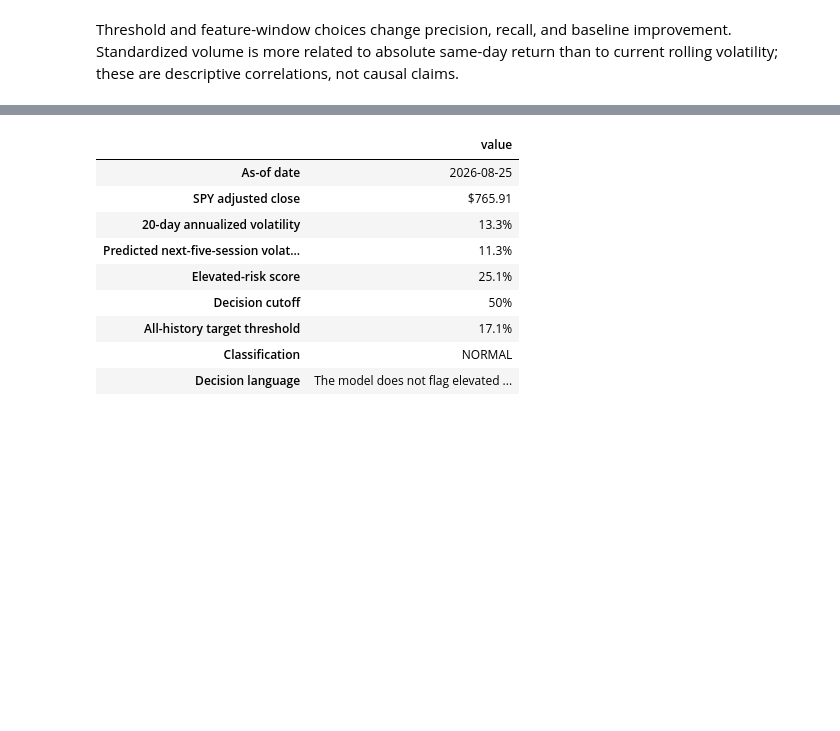
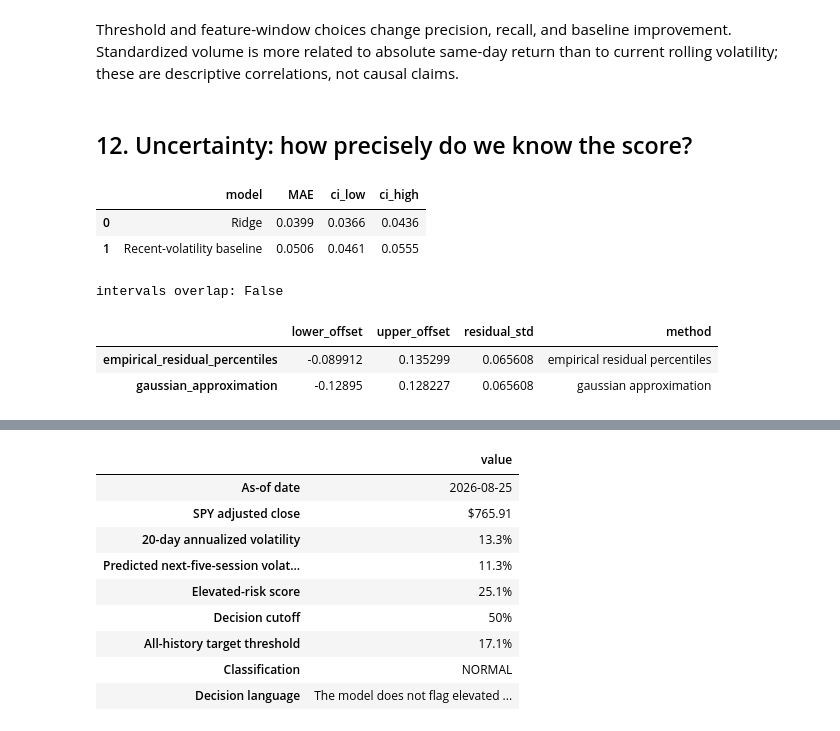
Before and after one commit to pdwi2020/bootcamp_paritosh_dwivedi, a Jupyter notebook: project/notebooks/project_pipeline.ipynb, the cells around one changed output, grey strips where cells are left out. Saved outputs shown, nothing was run; the diff lists cells and outputs as text; code cells hidden in the pictures; blank space fills up the shorter version.

```diff
--- a/project/notebooks/project_pipeline.ipynb
+++ b/project/notebooks/project_pipeline.ipynb
@@ -545,3 +545,44 @@ display(pd.Series(metrics["feature_relationships"], name="correlation").to_frame
 | volume_z_20_vs_next_five_day_vol | 0.182 |
 # %% [markdown]
 Threshold and feature-window choices change precision, recall, and baseline improvement. Standardized volume is more related to absolute same-day return than to current rolling volatility; these are descriptive correlations, not causal claims.
+# %% [markdown]
+## 12. Uncertainty: how precisely do we know the score?
+# %%
+uncertainty = metrics["uncertainty"]
+ridge_ci = uncertainty["ridge_mae_bootstrap_ci"]
+base_ci = uncertainty["baseline_mae_bootstrap_ci"]
+ci_table = pd.DataFrame(
+    [
+        {
+            "model": "Ridge",
+            "MAE": ridge_ci["point_estimate"],
+            "ci_low": ridge_ci["ci_low"],
+            "ci_high": ridge_ci["ci_high"],
+        },
+        {
+            "model": "Recent-volatility baseline",
+            "MAE": base_ci["point_estimate"],
+            "ci_low": base_ci["ci_low"],
+            "ci_high": base_ci["ci_high"],
+        },
+    ]
+)
+display(ci_table.round(4))
+print(
+    "intervals overlap:",
+    not (ridge_ci["ci_high"] < base_ci["ci_low"] or base_ci["ci_high"] < ridge_ci["ci_low"]),
+)
+# %% [output]
+|  | model | MAE | ci_low | ci_high |
+| 0 | Ridge | 0.0399 | 0.0366 | 0.0436 |
+| 1 | Recent-volatility baseline | 0.0506 | 0.0461 | 0.0555 |
+intervals overlap: False
+# %%
+scenarios = uncertainty["prediction_interval_scenarios"]
+display(
+    pd.DataFrame(scenarios).T[["lower_offset", "upper_offset", "residual_std", "method"]].round(4)
+)
+# %% [output]
+|  | lower_offset | upper_offset | residual_std | method |
+| empirical_residual_percentiles | -0.089912 | 0.135299 | 0.065608 | empirical residual percentiles |
+| gaussian_approximation | -0.12895 | 0.128227 | 0.065608 | gaussian approximation |
```
Also changed, not shown: parts of 4 cells of this notebook, 7 other files.
